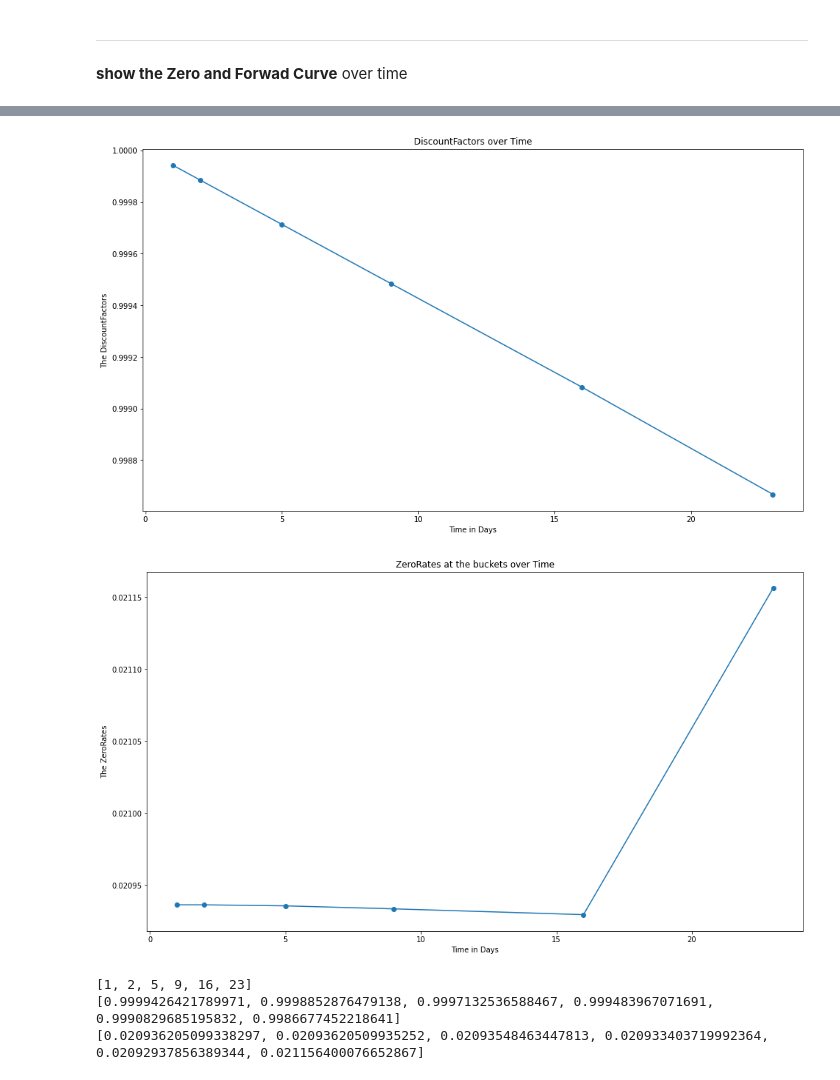
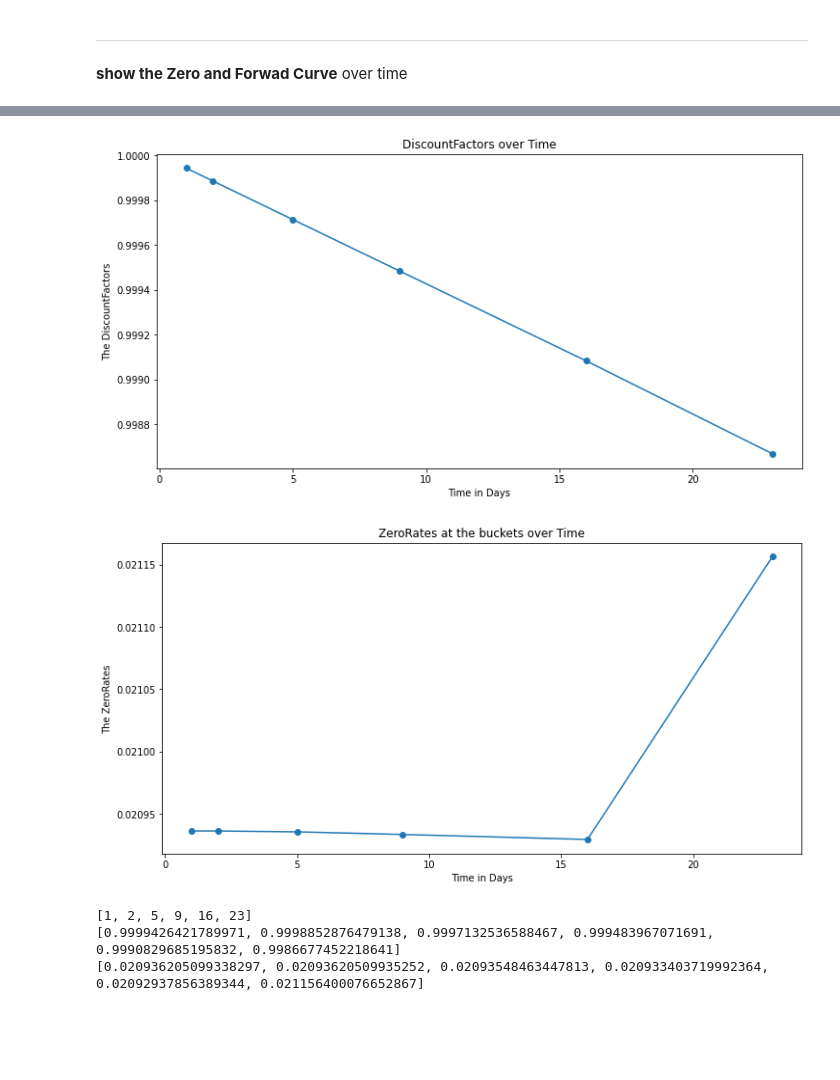
Before and after one commit to adrianphilo/finance, a Jupyter notebook: de/equbotic/finance/financeBas.ipynb, the cells around one changed output, grey strips where cells are left out. Cells and saved outputs as stored; diff of their text form; code cells hidden in the pictures; blank space fills up the shorter version.

```diff
--- a/de/equbotic/finance/financeBas.ipynb
+++ b/de/equbotic/finance/financeBas.ipynb
@@ -232,35 +273,35 @@ plt.show()
 # %%
 CrvDates = list()
 CrvDFs   = list()
 CrvZeros = list()
 
 fiB.addRateToCurve  (CrvDates, CrvDFs, CrvZeros,  0.02065,   1, 360,   0)   # O/N
 fiB.addRateToCurve  (CrvDates, CrvDFs, CrvZeros,  0.02065,   1, 360,   1)   # T/N
 fiB.addRateToCurve  (CrvDates, CrvDFs, CrvZeros,  0.02065,   3, 360,   2)   # S/N
 fiB.addRateToCurve  (CrvDates, CrvDFs, CrvZeros,  0.02065,   7, 360,   2)   # 1W
 fiB.addRateToCurve  (CrvDates, CrvDFs, CrvZeros,  0.02065,  14, 360,   2)   # 2W
 fiB.addRateToCurve  (CrvDates, CrvDFs, CrvZeros,  0.0209,   21, 360,   2)   # 3W
 
-plt.figure(figsize=(16,9))
+plt.figure(figsize=(12,6))
 plt.plot(CrvDates, CrvDFs, marker='o')
 plt.title("DiscountFactors over Time")
 plt.xlabel("Time in Days")
 plt.ylabel("The DiscountFactors")
 plt.show()
 
-plt.figure(figsize=(16,9))
+plt.figure(figsize=(12,6))
 plt.plot(CrvDates, CrvZeros, marker='o')
 plt.title("ZeroRates at the buckets over Time")
 plt.xlabel("Time in Days")
 plt.ylabel("The ZeroRates")
 plt.show()
 
 print(CrvDates)
 print(CrvDFs)
 print(CrvZeros)
 # %% [output]
-[figure, old version]
+[figure, new version]
-[figure, old version]
+[figure, new version]
 [1, 2, 5, 9, 16, 23]
 [0.9999426421789971, 0.9998852876479138, 0.9997132536588467, 0.999483967071691, 0.9990829685195832, 0.9986677452218641]
 [0.020936205099338297, 0.02093620509935252, 0.02093548463447813, 0.020933403719992364, 0.02092937856389344, 0.021156400076652867]
```
Also changed, not shown: parts of 5 cells of this notebook.
